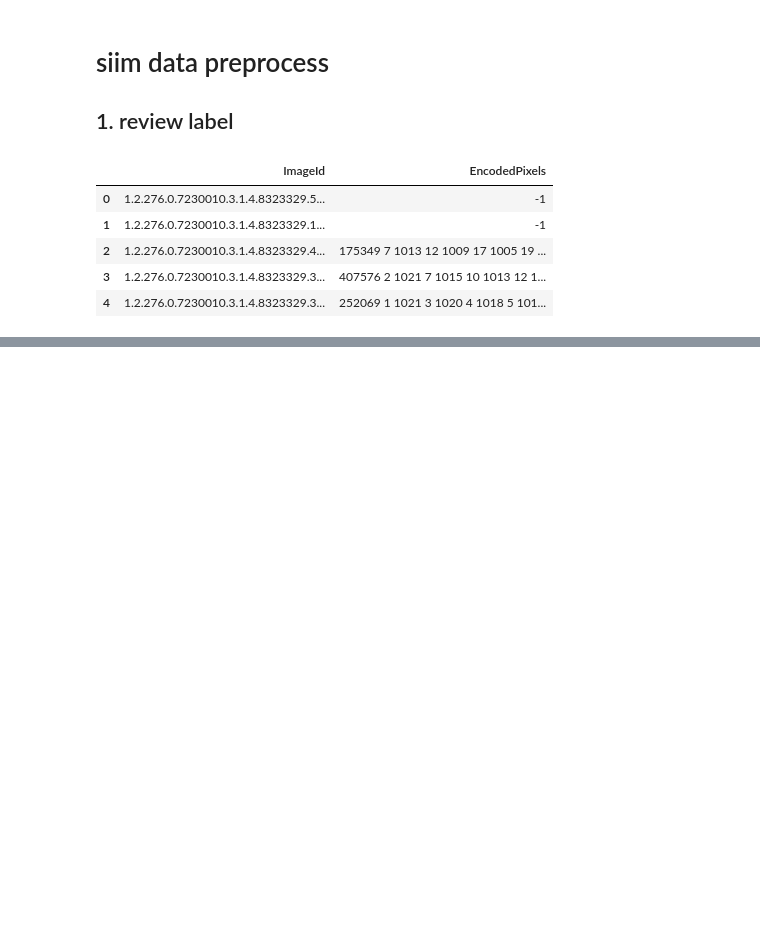
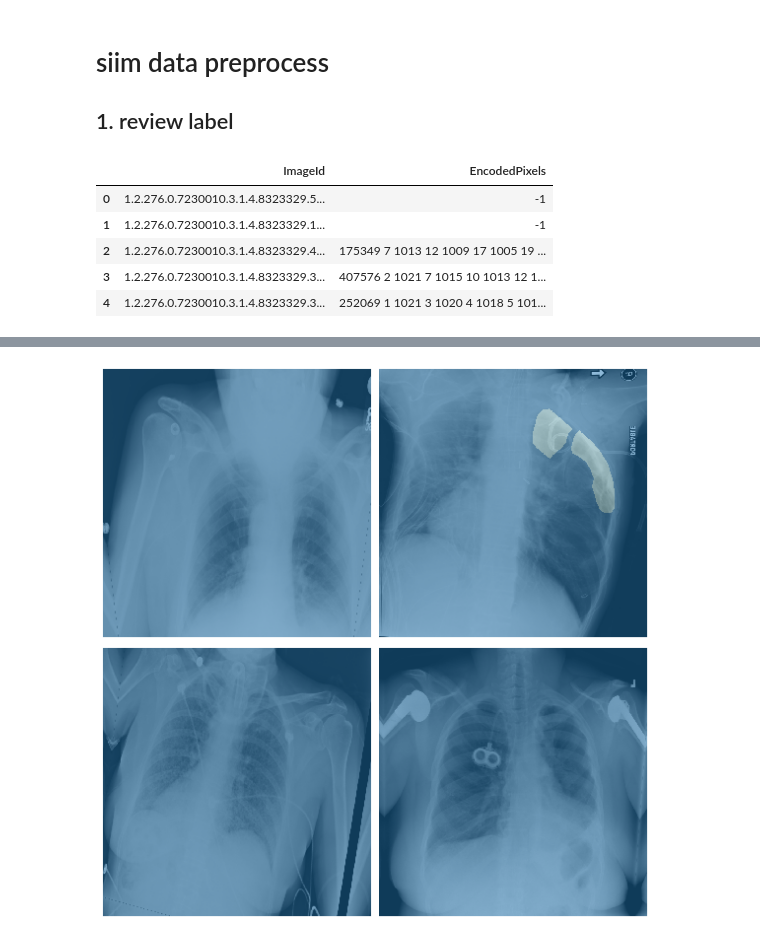
Before and after one commit to xiedidan/siim-pneumothorax, a Jupyter notebook: data-preprocess.ipynb, the cells around one changed output, grey strips where cells are left out. Cells and saved outputs as stored; diff of their text form; code cells hidden in the pictures; blank space fills up the shorter version.

```diff
--- a/data-preprocess.ipynb
+++ b/data-preprocess.ipynb
@@ -125,0 +258,4 @@ with dup: 3286, without dup: 2379
+# %%
+data.show_batch()
+# %% [output]
+[figure, added]
```
Also changed, not shown: parts of 7 cells of this notebook, 13 other files.
